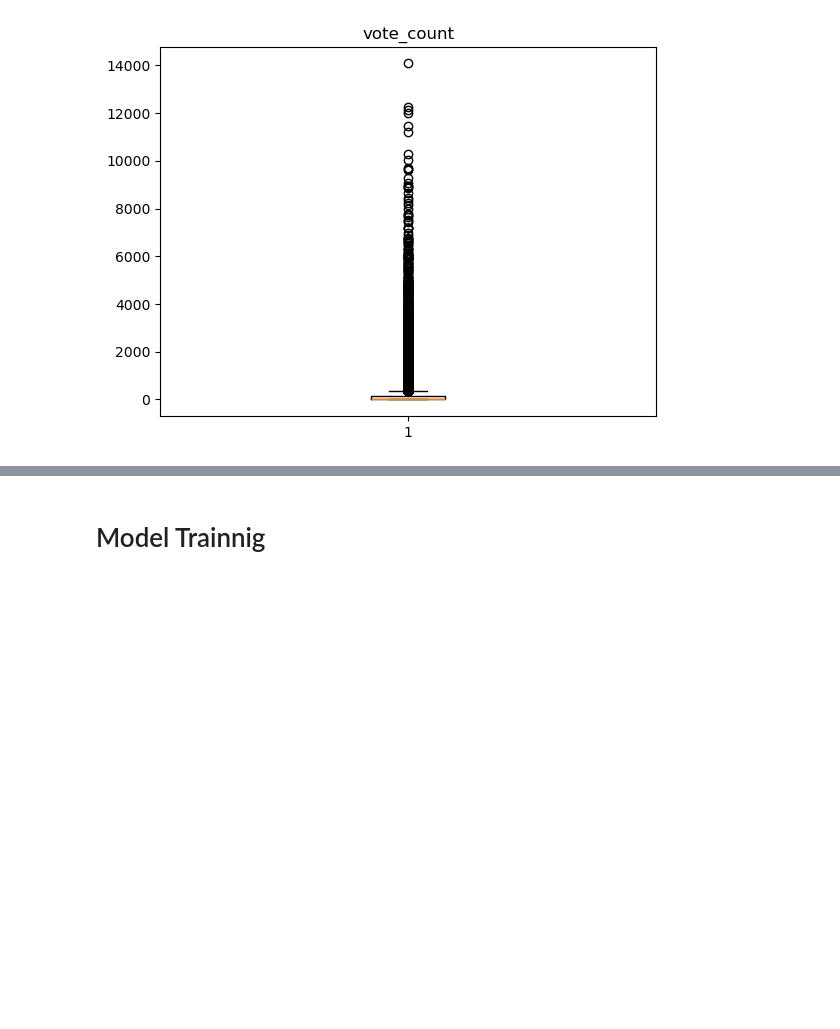
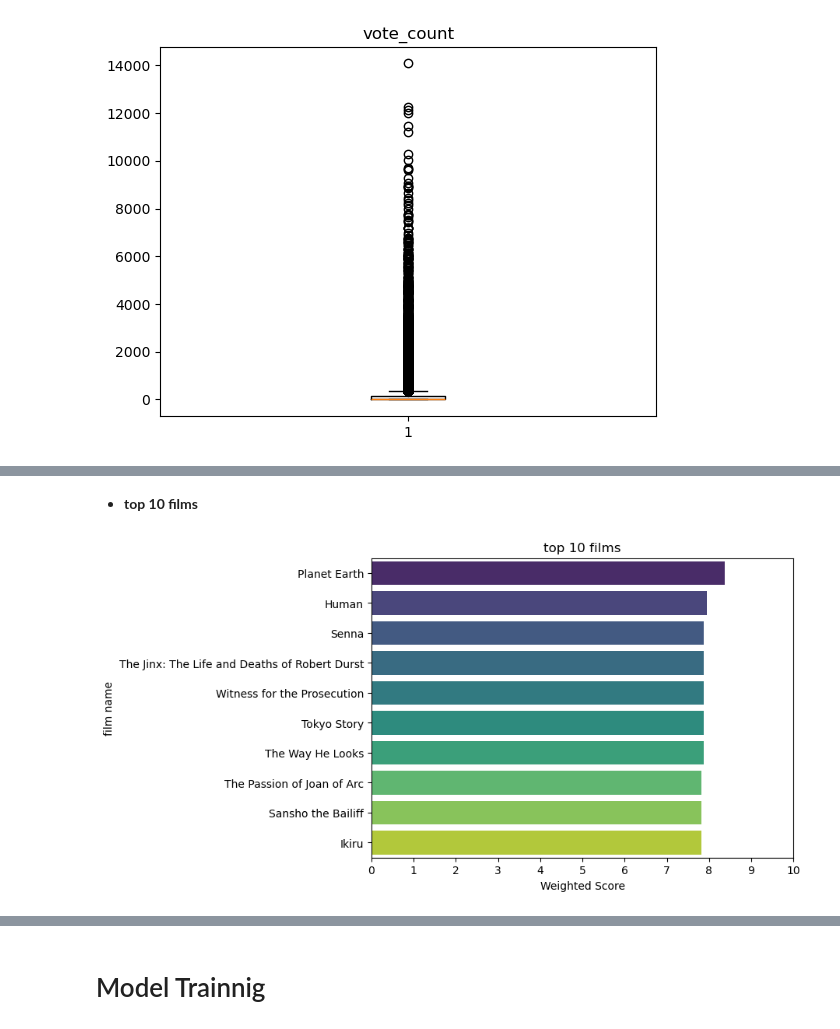
Before and after one commit to alimohammedlo1123-netizen/movie-recommender-system, a Jupyter notebook: final_project.ipynb, the cells around one changed output, grey strips where cells are left out. Saved outputs shown, nothing was run; the diff lists cells and outputs as text; code cells hidden in the pictures; blank space fills up the shorter version.

```diff
--- a/final_project.ipynb
+++ b/final_project.ipynb
@@ -126,0 +236,33 @@ for i in outlier:
+# %% [markdown]
+- **top 10 films**
+# %%
+
+C = movies['vote_average'].mean() # average rating films (c)
+
+
+m = movies['vote_count'].quantile(0.60) # movies with a rating 0.60 or more
+
+q_movies = movies.copy().loc[movies['vote_count'] >= m] #Filter movies under review
+
+
+def weighted_rating(x, m=m, C=C): # calculate the weighted_rating of film
+    v = x['vote_count']
+    R = x['vote_average']
+    return (v / (v + m) * R) + (m / (m + v) * C)
+
+
+q_movies['score'] = q_movies.apply(weighted_rating, axis=1)  #Storing outputs weighted_rating
+
+
+top_10 = q_movies.sort_values('score', ascending=False).head(10)
+
+plt.figure(figsize=(7, 5))
+sns.barplot(data=top_10, x='score', y='title', hue='title', legend=False, palette='viridis')
+plt.title('top 10 films')
+plt.xlabel('Weighted Score')
+plt.ylabel('film name')
+
+plt.xticks(range(0, 11))
+plt.show()
+# %% [output]
+[figure, added]
```
Also changed, not shown: parts of 25 cells of this notebook.
